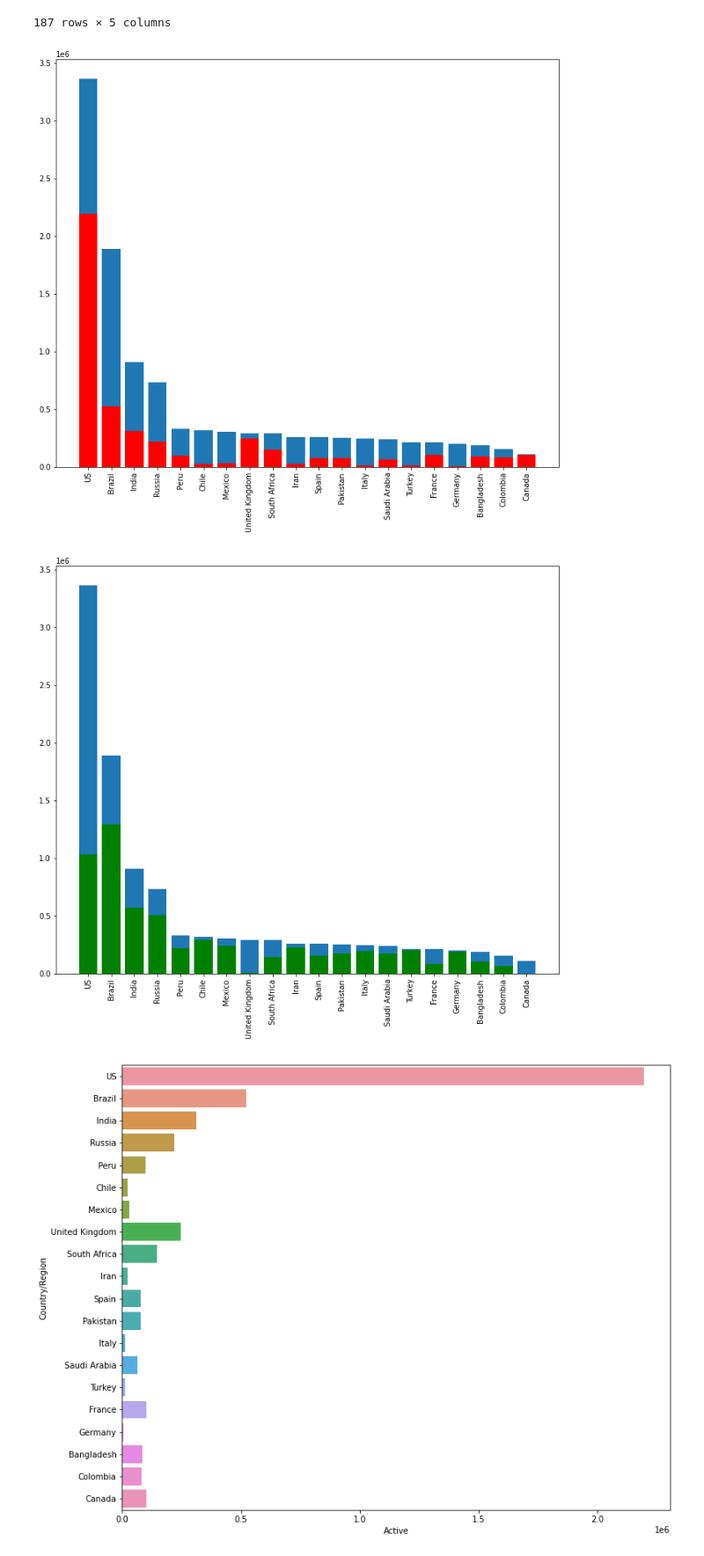
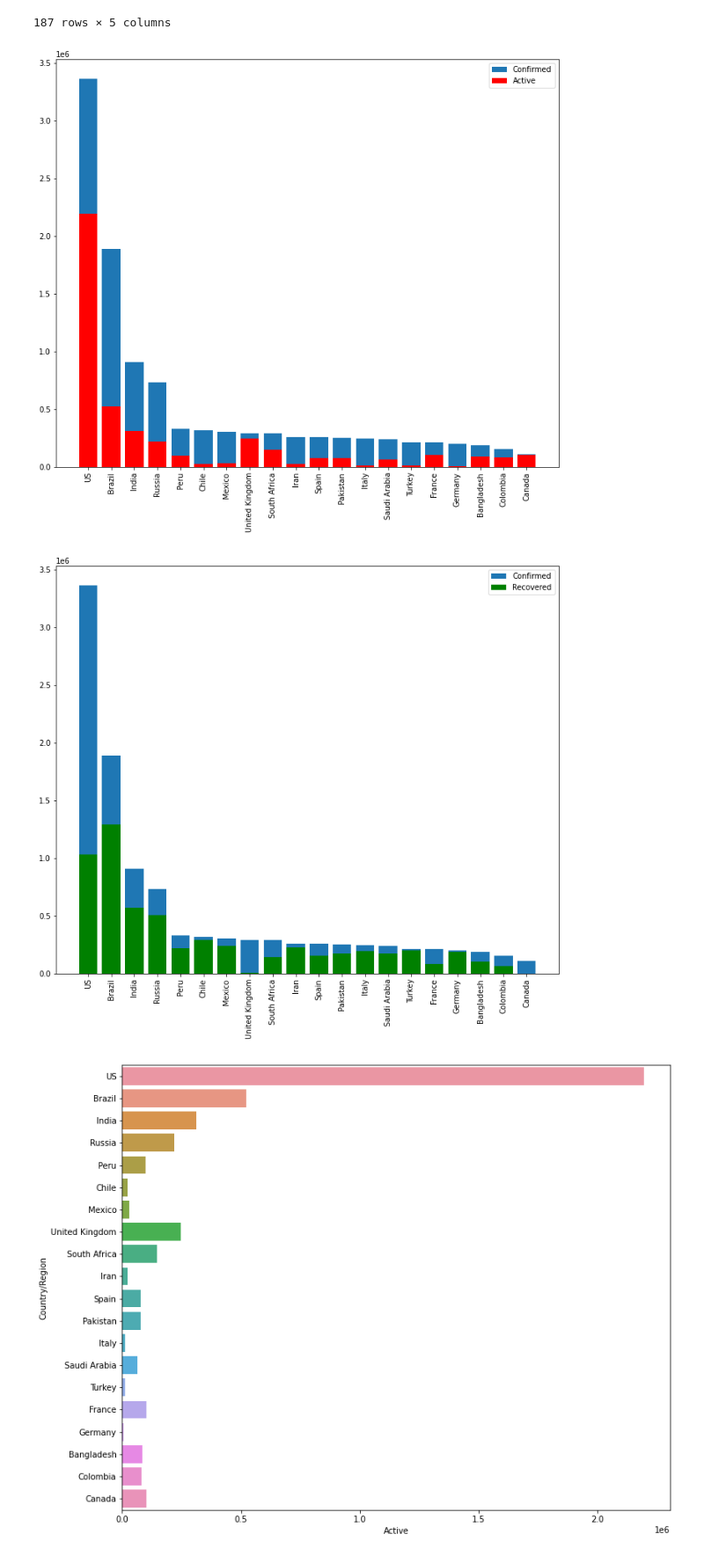
Before and after one commit to scdesiraju/Covid-19, a Jupyter notebook: Covid_Project.ipynb, the cells around one changed output. Shown: that part at 88% size. Cells and saved outputs as stored; diff of their text form; code cells hidden in the pictures.

```diff
--- a/Covid_Project.ipynb
+++ b/Covid_Project.ipynb
@@ -195,22 +196,26 @@ covid
 187 rows × 5 columns
 # %%
 #Plotting and comparing the the Confirmed and Active cases of the first 20 countries leading in total confirmed cases
+
 top_20 = covid.head(20)
 plt.figure(figsize=(12,10))
 plt.xticks(rotation=90)
-plt.bar(top_20['Country/Region'],top_20['Confirmed'])
-plt.bar(top_20['Country/Region'],top_20['Active'],color='r')
+plt.bar(top_20['Country/Region'],top_20['Confirmed'],label="Confirmed")
+plt.bar(top_20['Country/Region'],top_20['Active'],label="Active",color='r')
+plt.legend()
 plt.show()
 # %% [output]
-[figure, old version]
+[figure, new version]
 # %%
 #Plotting and comparing the Compared and Recovered cases of the first 20 countries leading in total cases
+
 plt.figure(figsize=(12,10))
 plt.xticks(rotation=90)
-plt.bar(top_20['Country/Region'],top_20['Confirmed'])
-plt.bar(top_20['Country/Region'],top_20['Recovered'],color='g')
+plt.bar(top_20['Country/Region'],top_20['Confirmed'],label="Confirmed")
+plt.bar(top_20['Country/Region'],top_20['Recovered'],color='g',label="Recovered")
+plt.legend()
 plt.show()
 # %% [output]
-[figure, old version]
+[figure, new version]
 # %%
 #Plotting and comparing the the Confirmed cases of the first 20 countries leading in total confirmed cases in the form of a barplot.
```
Also changed, not shown: parts of 2 cells of this notebook.
